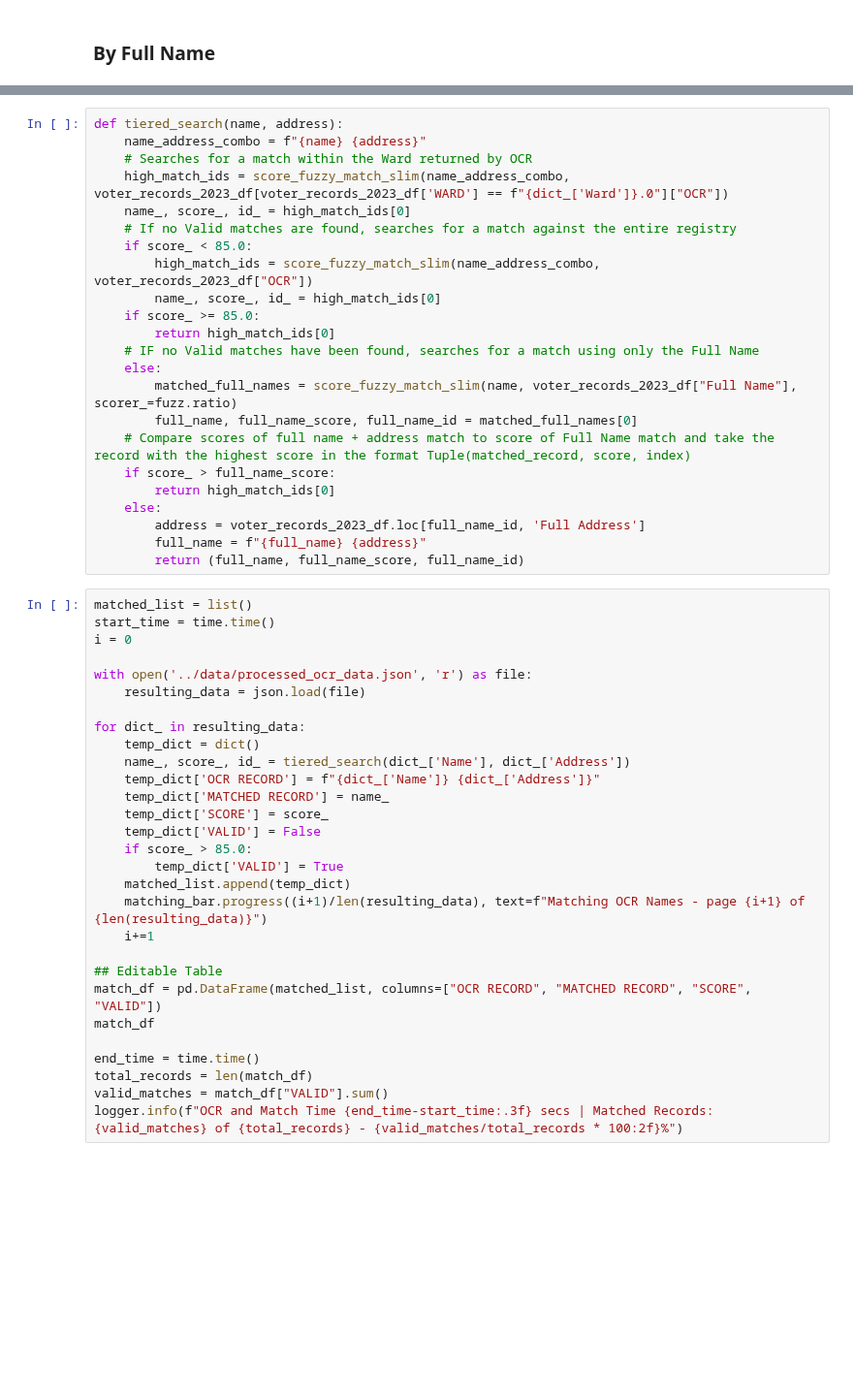
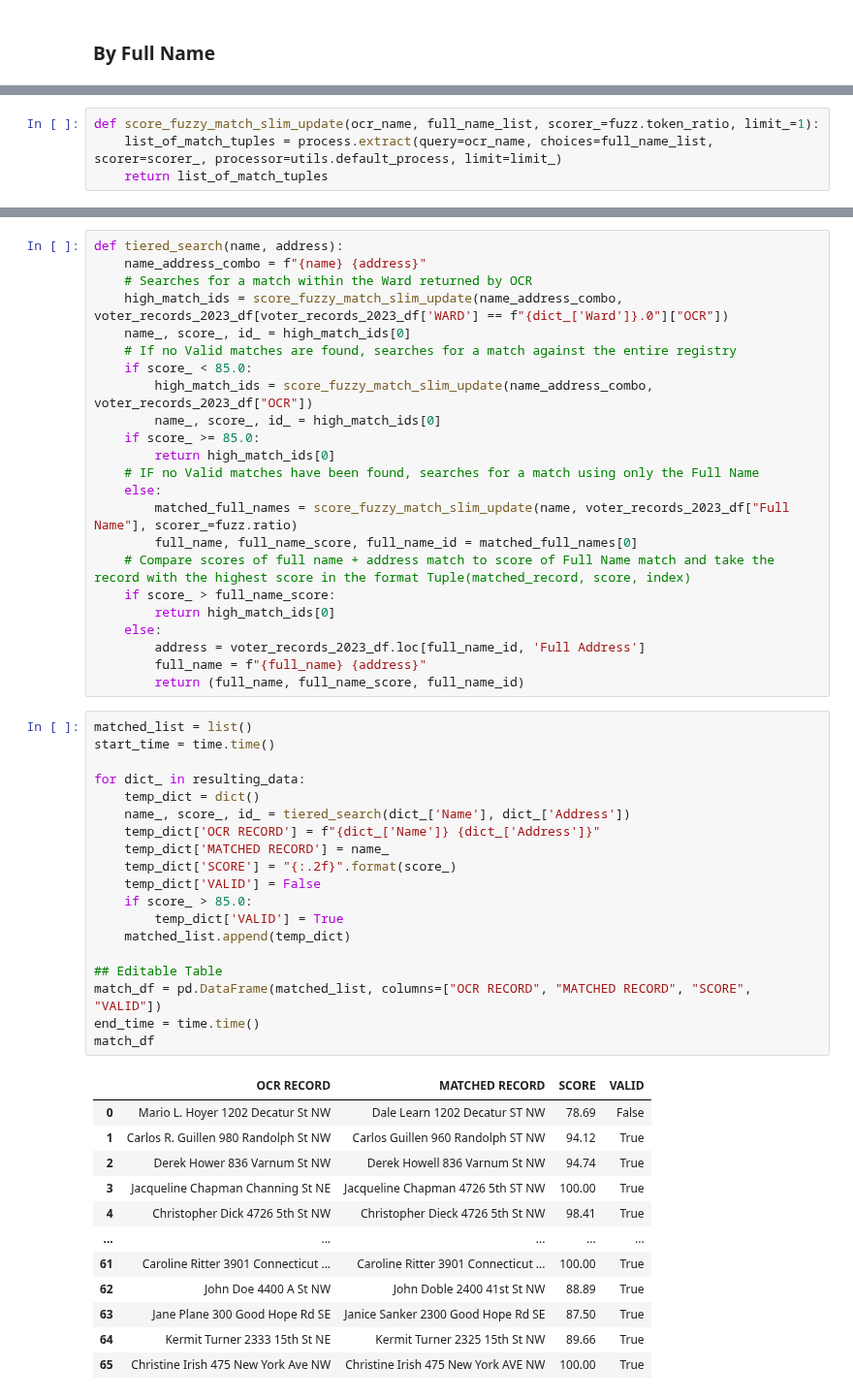
Before and after one commit to Civic-Tech-Ballot-Inititiave/Ballot-Initiative, a Jupyter notebook: notebooks/matching_algorithm_benchmarks.ipynb, the cells around one changed output, grey strips where cells are left out. Shown at 97% size. Cells and saved outputs as stored; diff of their text form; blank space fills up the shorter version.

```diff
--- a/notebooks/matching_algorithm_benchmarks.ipynb
+++ b/notebooks/matching_algorithm_benchmarks.ipynb
@@ -43,0 +236,4 @@ logger.info(f"Initialized columns in: {start_time - end_time}"
+# %%
+def score_fuzzy_match_slim_update(ocr_name, full_name_list, scorer_=fuzz.token_ratio, limit_=1):
+    list_of_match_tuples = process.extract(query=ocr_name, choices=full_name_list, scorer=scorer_, processor=utils.default_process, limit=limit_)
+    return list_of_match_tuples
@@ -45,17 +243,17 @@ logger.info(f"Initialized columns in: {start_time - end_time}"
 def tiered_search(name, address):
     name_address_combo = f"{name} {address}"
     # Searches for a match within the Ward returned by OCR
-    high_match_ids = score_fuzzy_match_slim(name_address_combo, voter_records_2023_df[voter_records_2023_df['WARD'] == f"{dict_['Ward']}.0"]["OCR"])
+    high_match_ids = score_fuzzy_match_slim_update(name_address_combo, voter_records_2023_df[voter_records_2023_df['WARD'] == f"{dict_['Ward']}.0"]["OCR"])
     name_, score_, id_ = high_match_ids[0]
     # If no Valid matches are found, searches for a match against the entire registry
     if score_ < 85.0:
-        high_match_ids = score_fuzzy_match_slim(name_address_combo, voter_records_2023_df["OCR"])
+        high_match_ids = score_fuzzy_match_slim_update(name_address_combo, voter_records_2023_df["OCR"])
         name_, score_, id_ = high_match_ids[0]
     if score_ >= 85.0:
         return high_match_ids[0]
     # IF no Valid matches have been found, searches for a match using only the Full Name
     else:
-        matched_full_names = score_fuzzy_match_slim(name, voter_records_2023_df["Full Name"], scorer_=fuzz.ratio)
+        matched_full_names = score_fuzzy_match_slim_update(name, voter_records_2023_df["Full Name"], scorer_=fuzz.ratio)
         full_name, full_name_score, full_name_id = matched_full_names[0]
     # Compare scores of full name + address match to score of Full Name match and take the record with the highest score in the format Tuple(matched_record, score, index)
     if score_ > full_name_score:
@@ -67,29 +265,32 @@ def tiered_search(name, address):
 # %%
 matched_list = list()
 start_time = time.time()
-i = 0
-
-with open('../data/processed_ocr_data.json', 'r') as file:
-    resulting_data = json.load(file)
 
 for dict_ in resulting_data:
     temp_dict = dict()
     name_, score_, id_ = tiered_search(dict_['Name'], dict_['Address'])
     temp_dict['OCR RECORD'] = f"{dict_['Name']} {dict_['Address']}"
     temp_dict['MATCHED RECORD'] = name_
-    temp_dict['SCORE'] = score_
+    temp_dict['SCORE'] = "{:.2f}".format(score_)
     temp_dict['VALID'] = False
     if score_ > 85.0:
         temp_dict['VALID'] = True
     matched_list.append(temp_dict)
-    matching_bar.progress((i+1)/len(resulting_data), text=f"Matching OCR Names - page {i+1} of {len(resulting_data)}")
-    i+=1
 
 ## Editable Table
 match_df = pd.DataFrame(matched_list, columns=["OCR RECORD", "MATCHED RECORD", "SCORE", "VALID"])
+end_time = time.time()
 match_df
-
-end_time = time.time()
-total_records = len(match_df)
-valid_matches = match_df["VALID"].sum()
-logger.info(f"OCR and Match Time {end_time-start_time:.3f} secs | Matched Records: {valid_matches} of {total_records} - {valid_matches/total_records * 100:2f}%")
+# %% [output]
+|  | OCR RECORD | MATCHED RECORD | SCORE | VALID |
+| 0 | Mario L. Hoyer 1202 Decatur St NW | Dale Learn 1202 Decatur ST NW | 78.69 | False |
+| 1 | Carlos R. Guillen 980 Randolph St NW | Carlos Guillen 960 Randolph ST NW | 94.12 | True |
+| 2 | Derek Hower 836 Varnum St NW | Derek Howell 836 Varnum St NW | 94.74 | True |
+| 3 | Jacqueline Chapman Channing St NE | Jacqueline Chapman 4726 5th ST NW | 100.00 | True |
+| 4 | Christopher Dick 4726 5th St NW | Christopher Dieck 4726 5th St NW | 98.41 | True |
+| ... | ... | ... | ... | ... |
+| 61 | Caroline Ritter 3901 Connecticut ... | Caroline Ritter 3901 Connecticut ... | 100.00 | True |
+| 62 | John Doe 4400 A St NW | John Doble 2400 41st St NW | 88.89 | True |
+| 63 | Jane Plane 300 Good Hope Rd SE | Janice Sanker 2300 Good Hope Rd SE | 87.50 | True |
+| 64 | Kermit Turner 2333 15th St NE | Kermit Turner 2325 15th St NW | 89.66 | True |
+| 65 | Christine Irish 475 New York Ave NW | Christine Irish 475 New York AVE NW | 100.00 | True |
```
Also changed, not shown: parts of 22 cells of this notebook, 3 other files.
